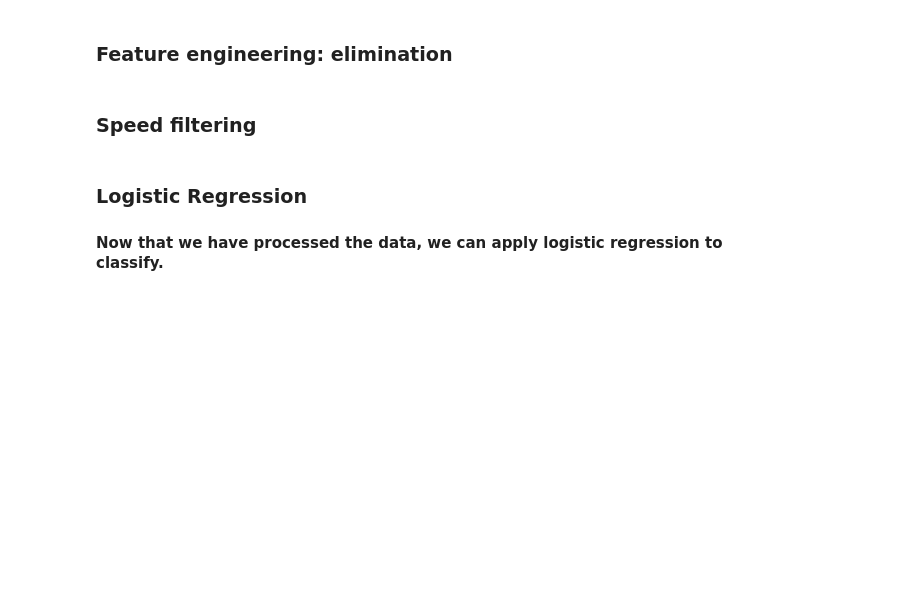
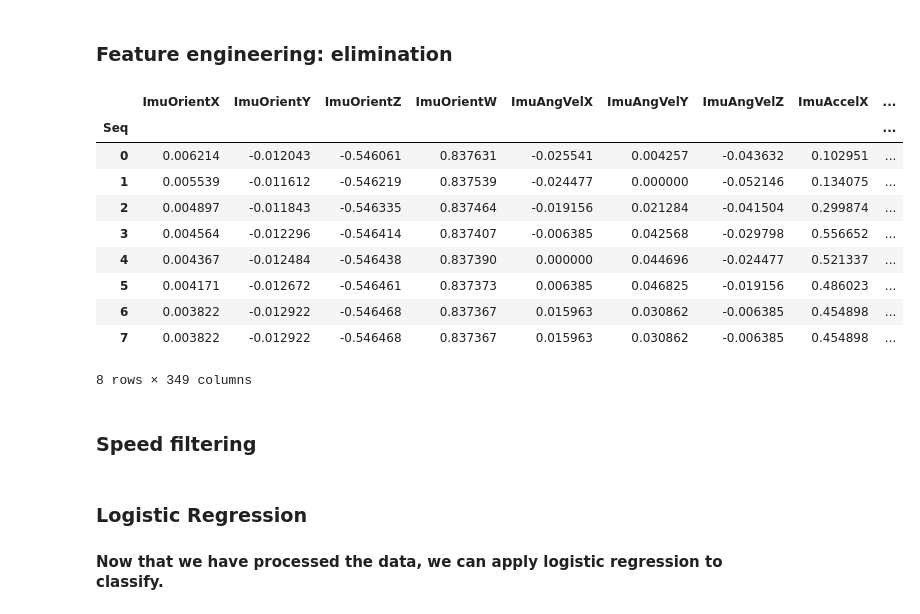
Before and after one commit to jlaframboise/Robo-Traverse, a Jupyter notebook: Notebooks/Logistic-Regression.ipynb, the cells around one changed output. Drawn from its saved outputs; the diff is of its cells as text; code cells hidden in the pictures; blank space fills up the shorter version.

```diff
--- a/Notebooks/Logistic-Regression.ipynb
+++ b/Notebooks/Logistic-Regression.ipynb
@@ -62,6 +64,20 @@ df.shape
 # eliminate columns derived from time, and from angular velocity
 columnsToDrop = [x for x in df.columns.tolist() if 'Time' in x or ('Delta' not in x and 'Odom' in x) ]
 df = df.drop(columns=columnsToDrop)
+# %%
+df.head(8)
+# %% [output]
+|  | ImuOrientX | ImuOrientY | ImuOrientZ | ImuOrientW | ImuAngVelX | ImuAngVelY | ImuAngVelZ | ImuAccelX | ... |
+| Seq |  |  |  |  |  |  |  |  | ... |
+| 0 | 0.006214 | -0.012043 | -0.546061 | 0.837631 | -0.025541 | 0.004257 | -0.043632 | 0.102951 | ... |
+| 1 | 0.005539 | -0.011612 | -0.546219 | 0.837539 | -0.024477 | 0.000000 | -0.052146 | 0.134075 | ... |
+| 2 | 0.004897 | -0.011843 | -0.546335 | 0.837464 | -0.019156 | 0.021284 | -0.041504 | 0.299874 | ... |
+| 3 | 0.004564 | -0.012296 | -0.546414 | 0.837407 | -0.006385 | 0.042568 | -0.029798 | 0.556652 | ... |
+| 4 | 0.004367 | -0.012484 | -0.546438 | 0.837390 | 0.000000 | 0.044696 | -0.024477 | 0.521337 | ... |
+| 5 | 0.004171 | -0.012672 | -0.546461 | 0.837373 | 0.006385 | 0.046825 | -0.019156 | 0.486023 | ... |
+| 6 | 0.003822 | -0.012922 | -0.546468 | 0.837367 | 0.015963 | 0.030862 | -0.006385 | 0.454898 | ... |
+| 7 | 0.003822 | -0.012922 | -0.546468 | 0.837367 | 0.015963 | 0.030862 | -0.006385 | 0.454898 | ... |
+8 rows × 349 columns
 # %% [markdown]
 ### Speed filtering
 # %%
```
Also changed, not shown: parts of 8 cells of this notebook, 1 other file.
